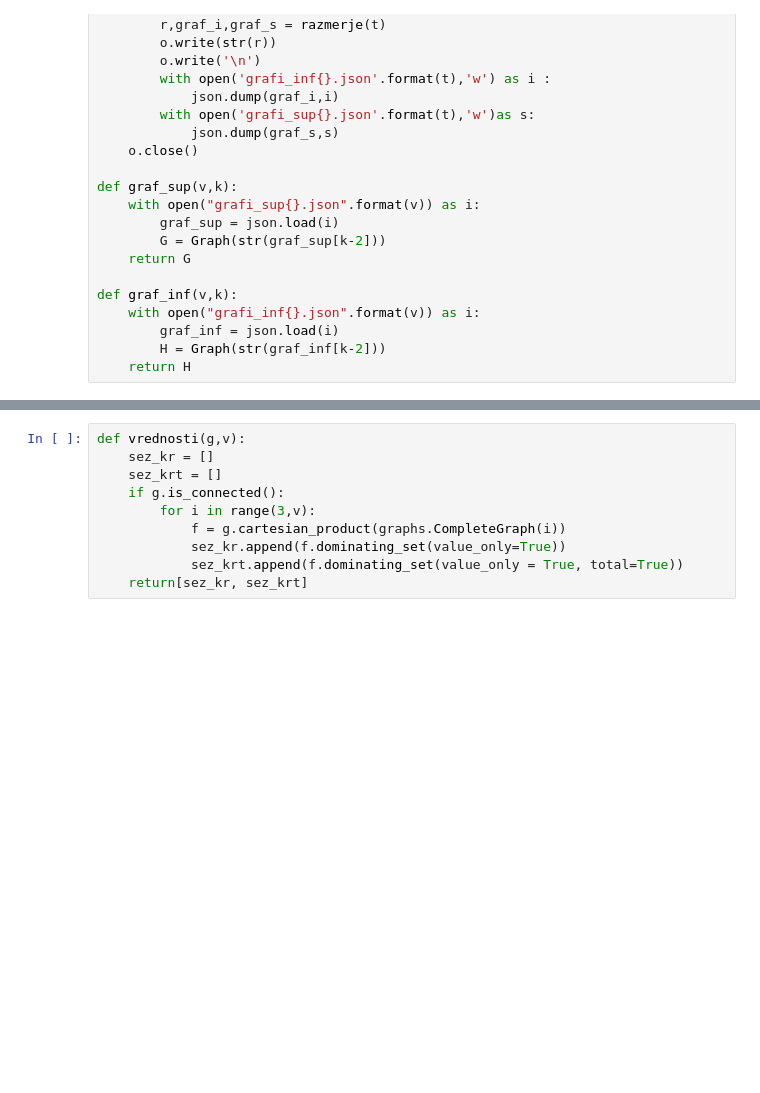
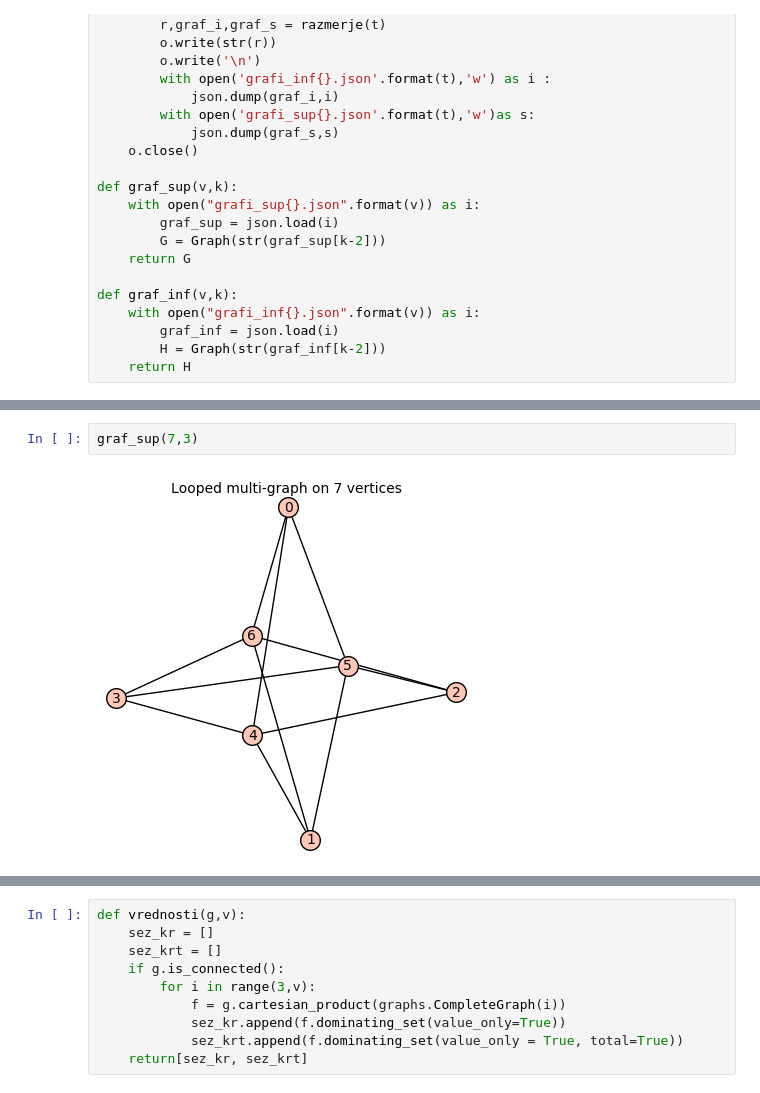
Before and after one commit to MBrigita/Some-ratios-between-domination-numbers, a Jupyter notebook: projekt.ipynb, the cells around one changed output, grey strips where cells are left out. Drawn from its saved outputs; the diff is of its cells as text; blank space fills up the shorter version.

```diff
--- a/projekt.ipynb
+++ b/projekt.ipynb
@@ -110 +103,5 @@ seznam
+# %%
+graf_sup(7,3)
+# %% [output]
+[figure, added]
 # %% [markdown]
```
Also changed, not shown: parts of 8 cells of this notebook, 1 other file.
